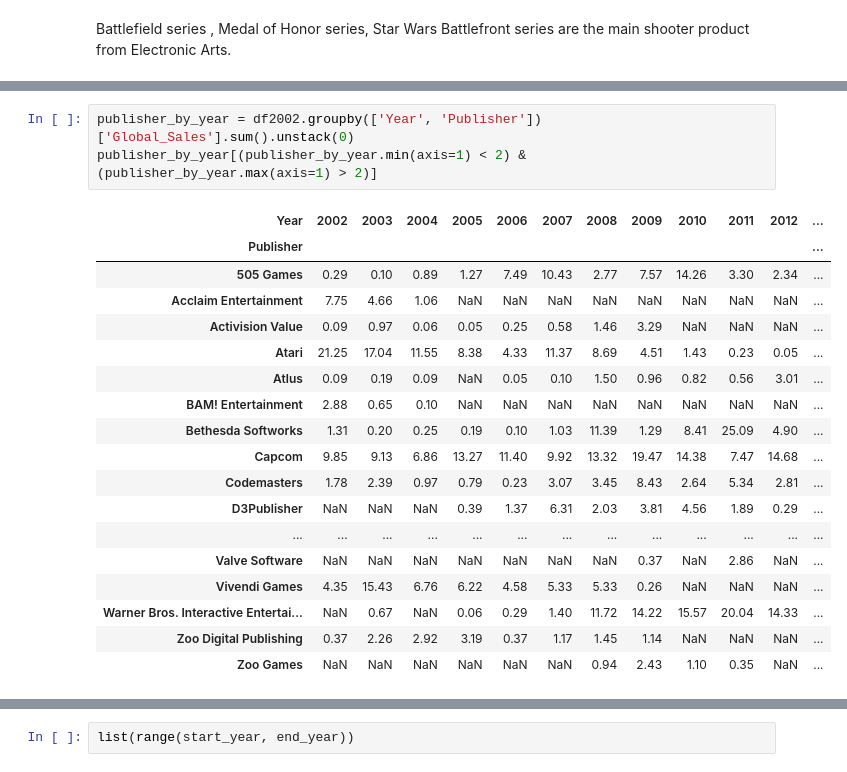
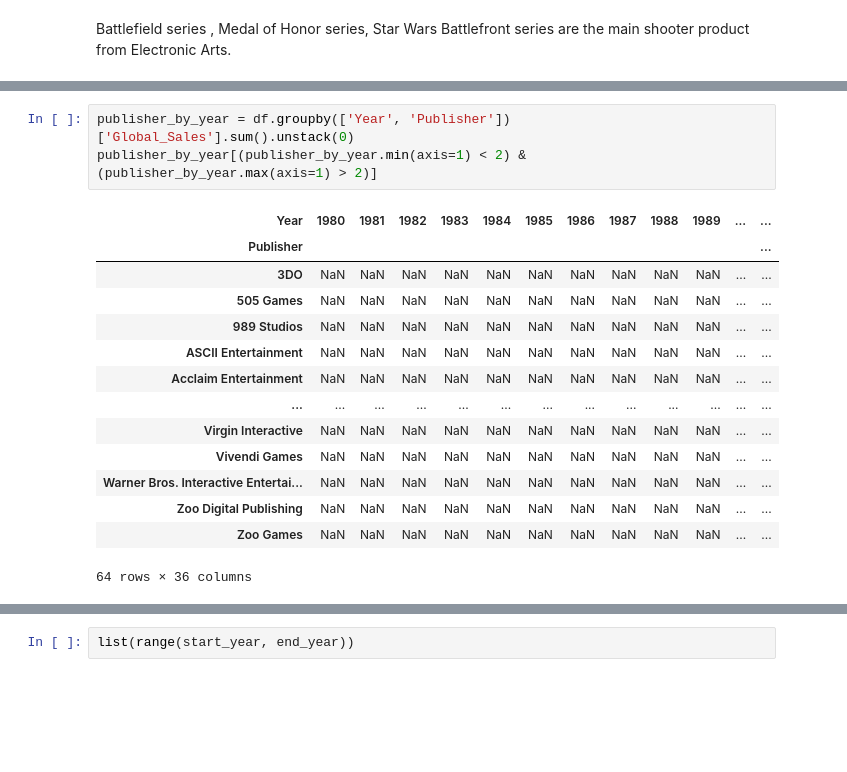
Before and after one commit to venson/Video_game, a Jupyter notebook: video-game.ipynb, the cells around one changed output, grey strips where cells are left out. Saved outputs shown, nothing was run; the diff lists cells and outputs as text; blank space fills up the shorter version.

```diff
--- a/video-game.ipynb
+++ b/video-game.ipynb
@@ -702,25 +837,21 @@ small_publishers_duration
 # %%
-publisher_by_year = df2002.groupby(['Year', 'Publisher'])['Global_Sales'].sum().unstack(0)
+publisher_by_year = df.groupby(['Year', 'Publisher'])['Global_Sales'].sum().unstack(0)
 publisher_by_year[(publisher_by_year.min(axis=1) < 2) & (publisher_by_year.max(axis=1) > 2)]
 # %% [output]
-| Year | 2002 | 2003 | 2004 | 2005 | 2006 | 2007 | 2008 | 2009 | 2010 | 2011 | 2012 | ... |
+| Year | 1980 | 1981 | 1982 | 1983 | 1984 | 1985 | 1986 | 1987 | 1988 | 1989 | ... | ... |
 | Publisher |  |  |  |  |  |  |  |  |  |  |  | ... |
-| 505 Games | 0.29 | 0.10 | 0.89 | 1.27 | 7.49 | 10.43 | 2.77 | 7.57 | 14.26 | 3.30 | 2.34 | ... |
-| Acclaim Entertainment | 7.75 | 4.66 | 1.06 | NaN | NaN | NaN | NaN | NaN | NaN | NaN | NaN | ... |
-| Activision Value | 0.09 | 0.97 | 0.06 | 0.05 | 0.25 | 0.58 | 1.46 | 3.29 | NaN | NaN | NaN | ... |
-| Atari | 21.25 | 17.04 | 11.55 | 8.38 | 4.33 | 11.37 | 8.69 | 4.51 | 1.43 | 0.23 | 0.05 | ... |
-| Atlus | 0.09 | 0.19 | 0.09 | NaN | 0.05 | 0.10 | 1.50 | 0.96 | 0.82 | 0.56 | 3.01 | ... |
-| BAM! Entertainment | 2.88 | 0.65 | 0.10 | NaN | NaN | NaN | NaN | NaN | NaN | NaN | NaN | ... |
-| Bethesda Softworks | 1.31 | 0.20 | 0.25 | 0.19 | 0.10 | 1.03 | 11.39 | 1.29 | 8.41 | 25.09 | 4.90 | ... |
-| Capcom | 9.85 | 9.13 | 6.86 | 13.27 | 11.40 | 9.92 | 13.32 | 19.47 | 14.38 | 7.47 | 14.68 | ... |
-| Codemasters | 1.78 | 2.39 | 0.97 | 0.79 | 0.23 | 3.07 | 3.45 | 8.43 | 2.64 | 5.34 | 2.81 | ... |
-| D3Publisher | NaN | NaN | NaN | 0.39 | 1.37 | 6.31 | 2.03 | 3.81 | 4.56 | 1.89 | 0.29 | ... |
+| 3DO | NaN | NaN | NaN | NaN | NaN | NaN | NaN | NaN | NaN | NaN | ... | ... |
+| 505 Games | NaN | NaN | NaN | NaN | NaN | NaN | NaN | NaN | NaN | NaN | ... | ... |
+| 989 Studios | NaN | NaN | NaN | NaN | NaN | NaN | NaN | NaN | NaN | NaN | ... | ... |
+| ASCII Entertainment | NaN | NaN | NaN | NaN | NaN | NaN | NaN | NaN | NaN | NaN | ... | ... |
+| Acclaim Entertainment | NaN | NaN | NaN | NaN | NaN | NaN | NaN | NaN | NaN | NaN | ... | ... |
 | ... | ... | ... | ... | ... | ... | ... | ... | ... | ... | ... | ... | ... |
-| Valve Software | NaN | NaN | NaN | NaN | NaN | NaN | NaN | 0.37 | NaN | 2.86 | NaN | ... |
-| Vivendi Games | 4.35 | 15.43 | 6.76 | 6.22 | 4.58 | 5.33 | 5.33 | 0.26 | NaN | NaN | NaN | ... |
-| Warner Bros. Interactive Entertai... | NaN | 0.67 | NaN | 0.06 | 0.29 | 1.40 | 11.72 | 14.22 | 15.57 | 20.04 | 14.33 | ... |
-| Zoo Digital Publishing | 0.37 | 2.26 | 2.92 | 3.19 | 0.37 | 1.17 | 1.45 | 1.14 | NaN | NaN | NaN | ... |
-| Zoo Games | NaN | NaN | NaN | NaN | NaN | NaN | 0.94 | 2.43 | 1.10 | 0.35 | NaN | ... |
+| Virgin Interactive | NaN | NaN | NaN | NaN | NaN | NaN | NaN | NaN | NaN | NaN | ... | ... |
+| Vivendi Games | NaN | NaN | NaN | NaN | NaN | NaN | NaN | NaN | NaN | NaN | ... | ... |
+| Warner Bros. Interactive Entertai... | NaN | NaN | NaN | NaN | NaN | NaN | NaN | NaN | NaN | NaN | ... | ... |
+| Zoo Digital Publishing | NaN | NaN | NaN | NaN | NaN | NaN | NaN | NaN | NaN | NaN | ... | ... |
+| Zoo Games | NaN | NaN | NaN | NaN | NaN | NaN | NaN | NaN | NaN | NaN | ... | ... |
+64 rows × 36 columns
 # %%
 start_year = small_publishers_duration['min'].min()
 end_year = small_publishers_duration['max'].max()
```
Also changed, not shown: parts of 34 cells of this notebook.
